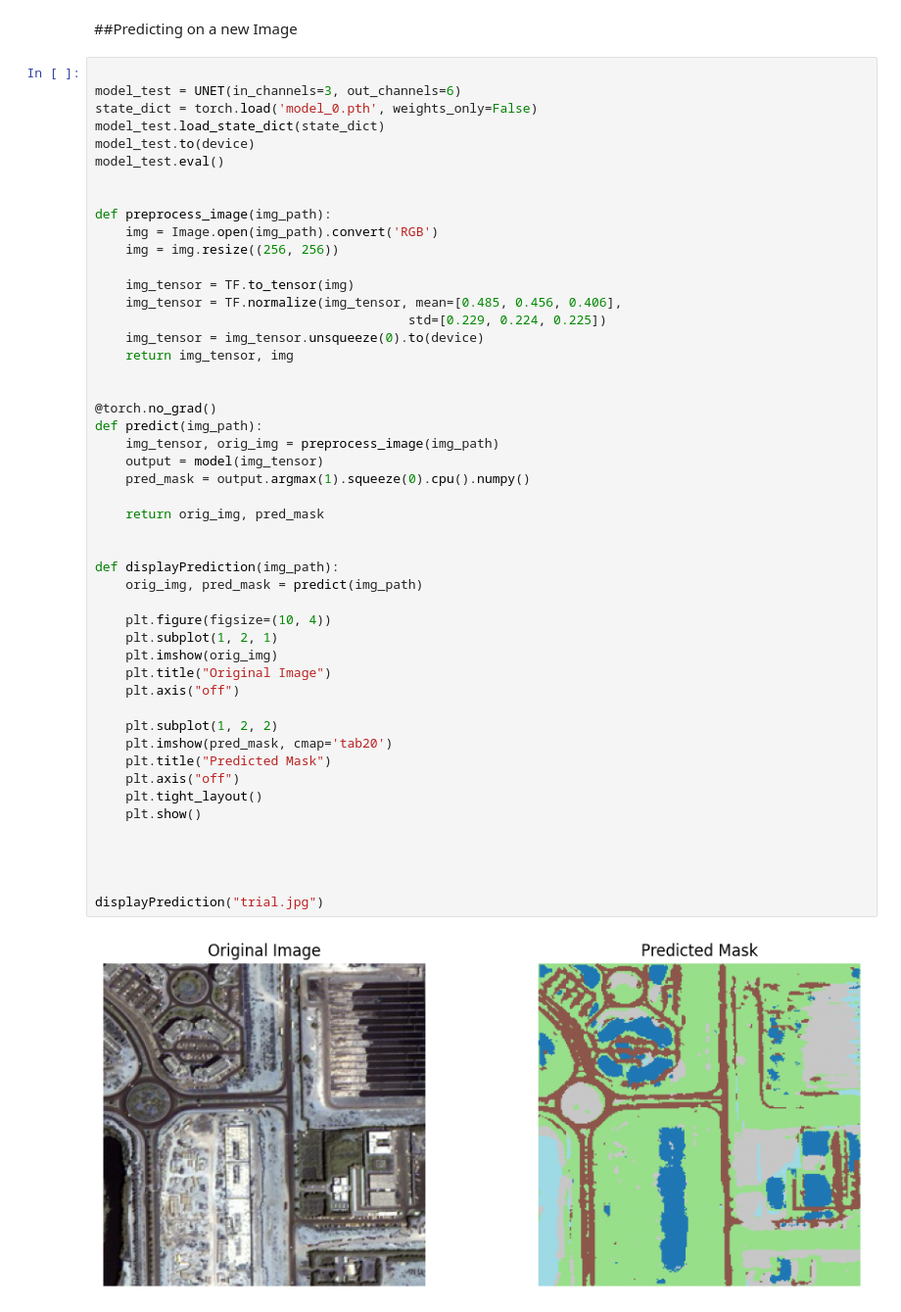
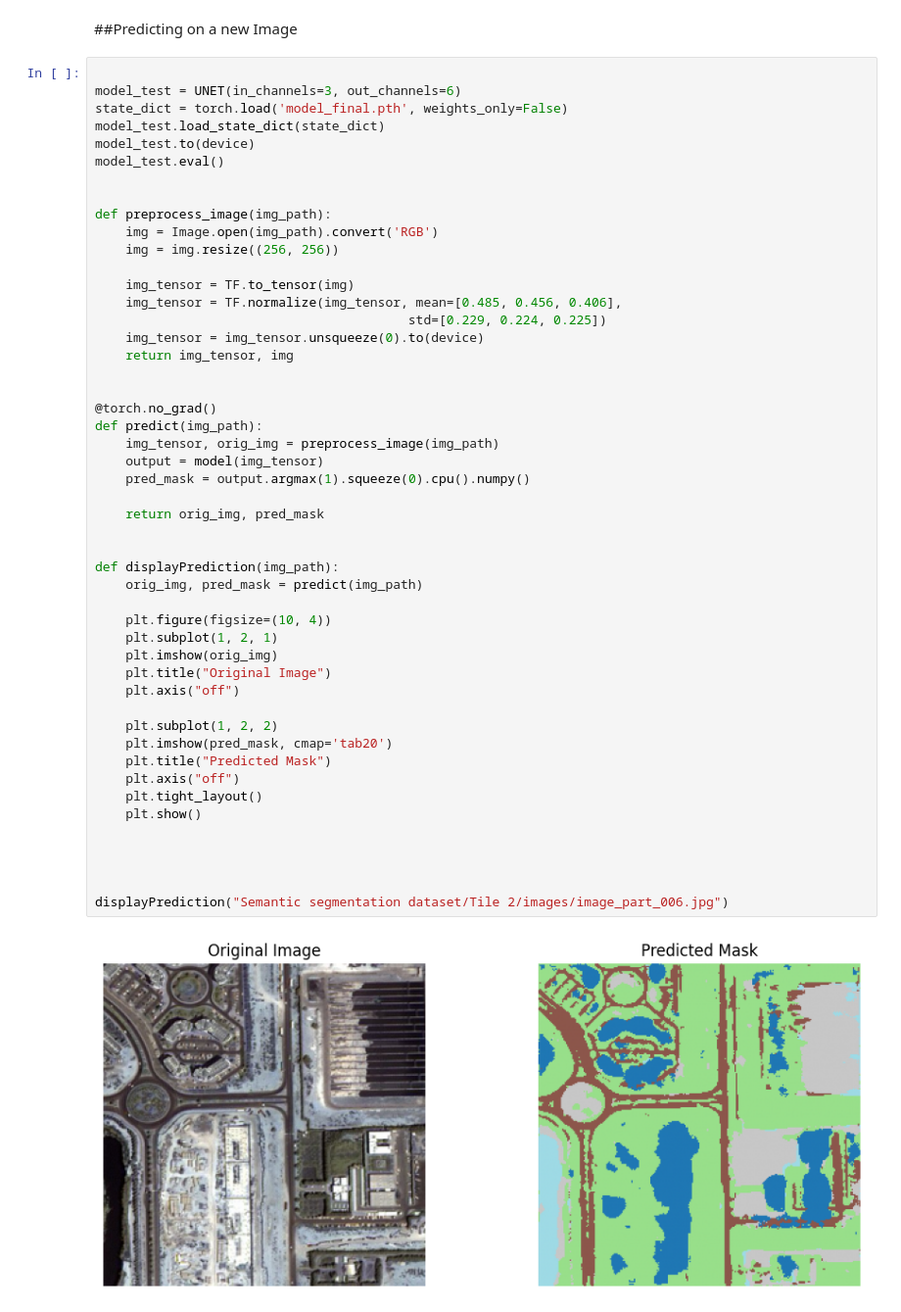
Before and after one commit to abdullahsayyad/Satellite-Imagery-Segmentation-U-Net, a Jupyter notebook: Satellite_Imagery_Segmentation_UNET.ipynb, the cells around one changed output. Shown at 98% size. Cells and saved outputs as stored; diff of their text form.

```diff
--- a/Satellite_Imagery_Segmentation_UNET.ipynb
+++ b/Satellite_Imagery_Segmentation_UNET.ipynb
@@ -430,7 +428,7 @@ torch.save(model.state_dict(), 'model_0.pth')
 # %%
 
 model_test = UNET(in_channels=3, out_channels=6)
-state_dict = torch.load('model_0.pth', weights_only=False)
+state_dict = torch.load('model_final.pth', weights_only=False)
 model_test.load_state_dict(state_dict)
 model_test.to(device)
 model_test.eval()
@@ -449,32 +447,32 @@ def preprocess_image(img_path):
 
 @torch.no_grad()
 def predict(img_path):
     img_tensor, orig_img = preprocess_image(img_path)
     output = model(img_tensor)
     pred_mask = output.argmax(1).squeeze(0).cpu().numpy()
 
     return orig_img, pred_mask
 
 
 def displayPrediction(img_path):
     orig_img, pred_mask = predict(img_path)
 
     plt.figure(figsize=(10, 4))
     plt.subplot(1, 2, 1)
     plt.imshow(orig_img)
     plt.title("Original Image")
     plt.axis("off")
 
     plt.subplot(1, 2, 2)
     plt.imshow(pred_mask, cmap='tab20')
     plt.title("Predicted Mask")
     plt.axis("off")
     plt.tight_layout()
     plt.show()
 
 
 
 
-displayPrediction("trial.jpg")
+displayPrediction("Semantic segmentation dataset/Tile 2/images/image_part_006.jpg")
 # %% [output]
-[figure, old version]
+[figure, new version]
```
Also changed, not shown: parts of 4 cells of this notebook.
